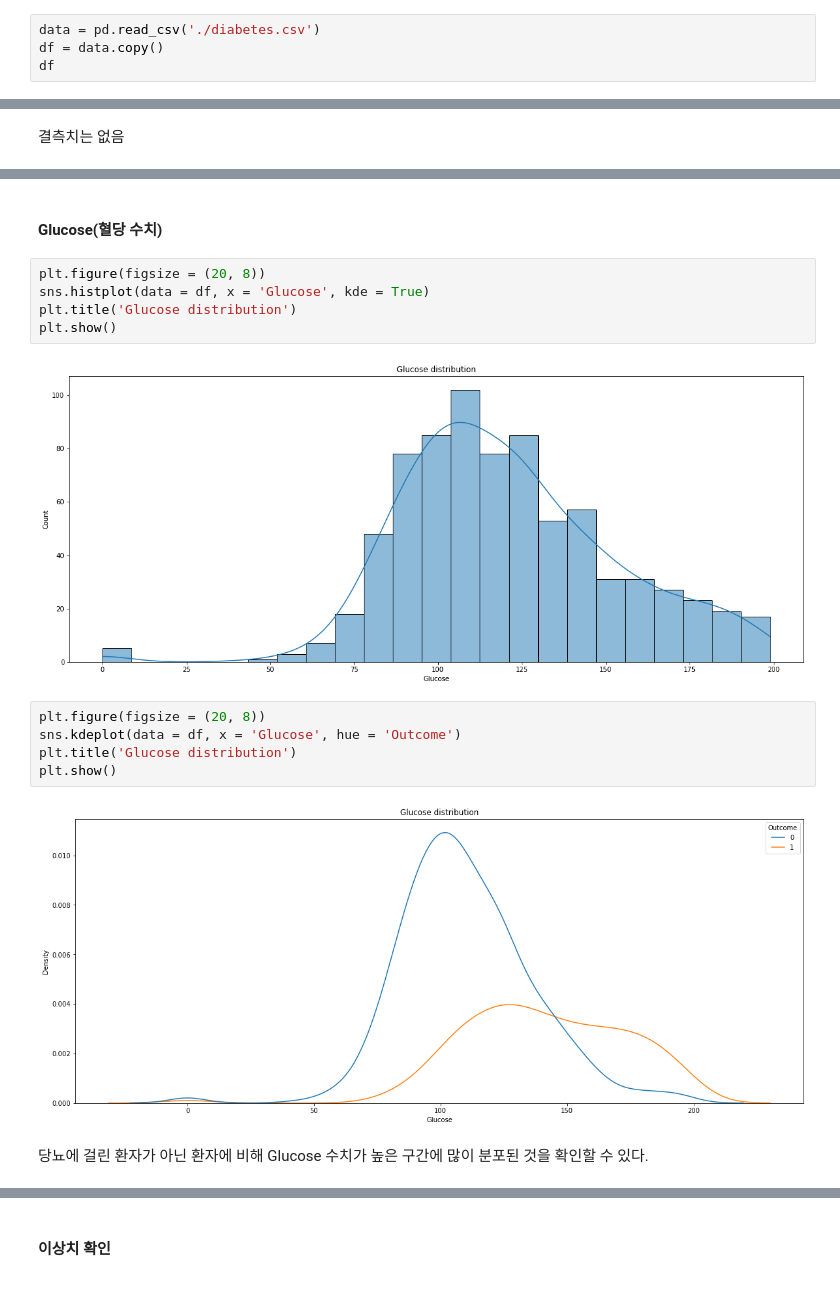
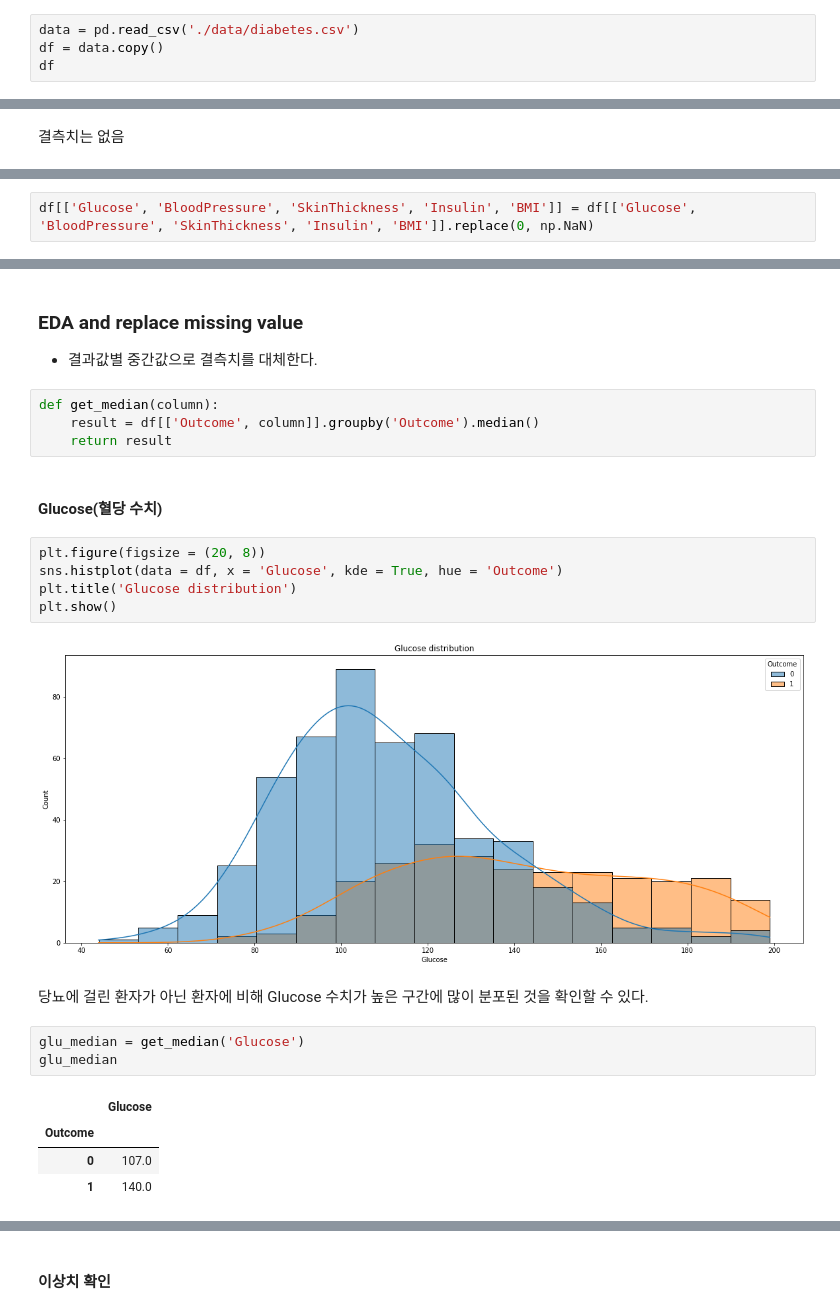
Before and after one commit to hyungjin1124/kona-i, a Jupyter notebook: kaggle/diabetes.ipynb, the cells around one changed output, grey strips where cells are left out. Drawn from its saved outputs; the diff is of its cells as text.

```diff
--- a/kaggle/diabetes.ipynb
+++ b/kaggle/diabetes.ipynb
@@ -3,5 +9,5 @@ import pandas as pd
 # %%
-data = pd.read_csv('./diabetes.csv')
+data = pd.read_csv('./data/diabetes.csv')
 df = data.copy()
 df
 # %% [output]
@@ -131,0 +83,2 @@ plt.show()
+# %%
+df[['Glucose', 'BloodPressure', 'SkinThickness', 'Insulin', 'BMI']] = df[['Glucose', 'BloodPressure', 'SkinThickness', 'Insulin', 'BMI']].replace(0, np.NaN)
@@ -132,18 +118,26 @@ plt.show()
+# %% [markdown]
+### EDA and replace missing value
+* 결과값별 중간값으로 결측치를 대체한다.
+# %%
+def get_median(column):
+    result = df[['Outcome', column]].groupby('Outcome').median()
+    return result
 # %% [markdown]
 #### Glucose(혈당 수치)
 # %%
 plt.figure(figsize = (20, 8))
-sns.histplot(data = df, x = 'Glucose', kde = True)
+sns.histplot(data = df, x = 'Glucose', kde = True, hue = 'Outcome')
 plt.title('Glucose distribution')
 plt.show()
 # %% [output]
-[figure, old version]
+[figure, new version]
-# %%
-plt.figure(figsize = (20, 8))
-sns.kdeplot(data = df, x = 'Glucose', hue = 'Outcome')
-plt.title('Glucose distribution')
-plt.show()
-# %% [output]
-[figure, removed]
 # %% [markdown]
 당뇨에 걸린 환자가 아닌 환자에 비해 Glucose 수치가 높은 구간에 많이 분포된 것을 확인할 수 있다.
+# %%
+glu_median = get_median('Glucose')
+glu_median
+# %% [output]
+|  | Glucose |
+| Outcome |  |
+| 0 | 107.0 |
+| 1 | 140.0 |
```
Also changed, not shown: parts of 51 cells of this notebook.
